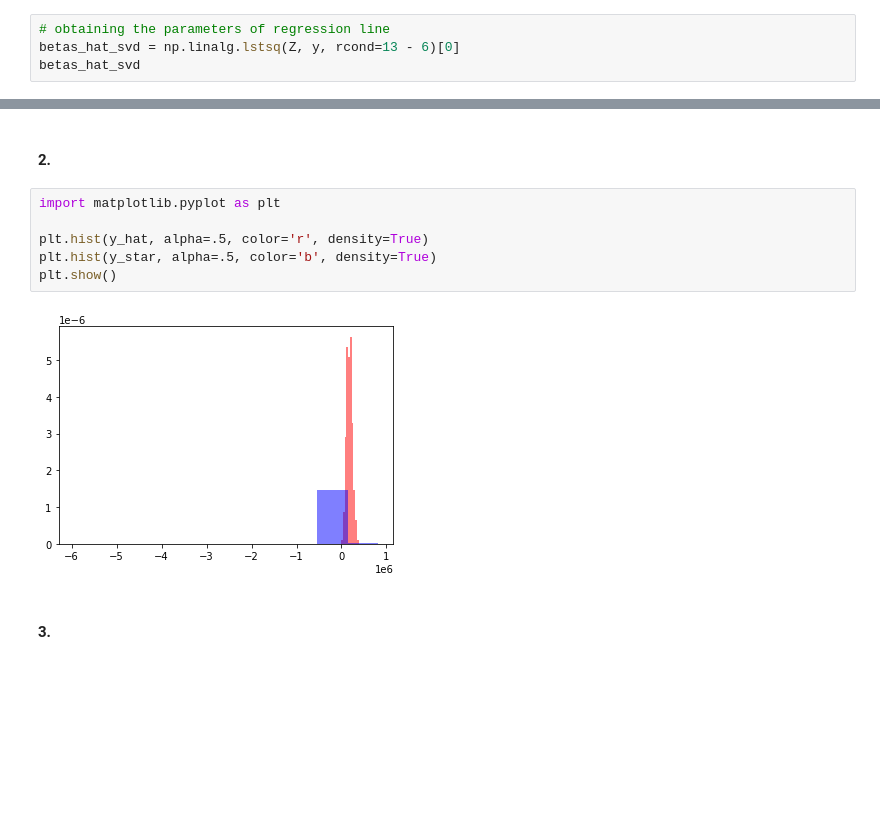
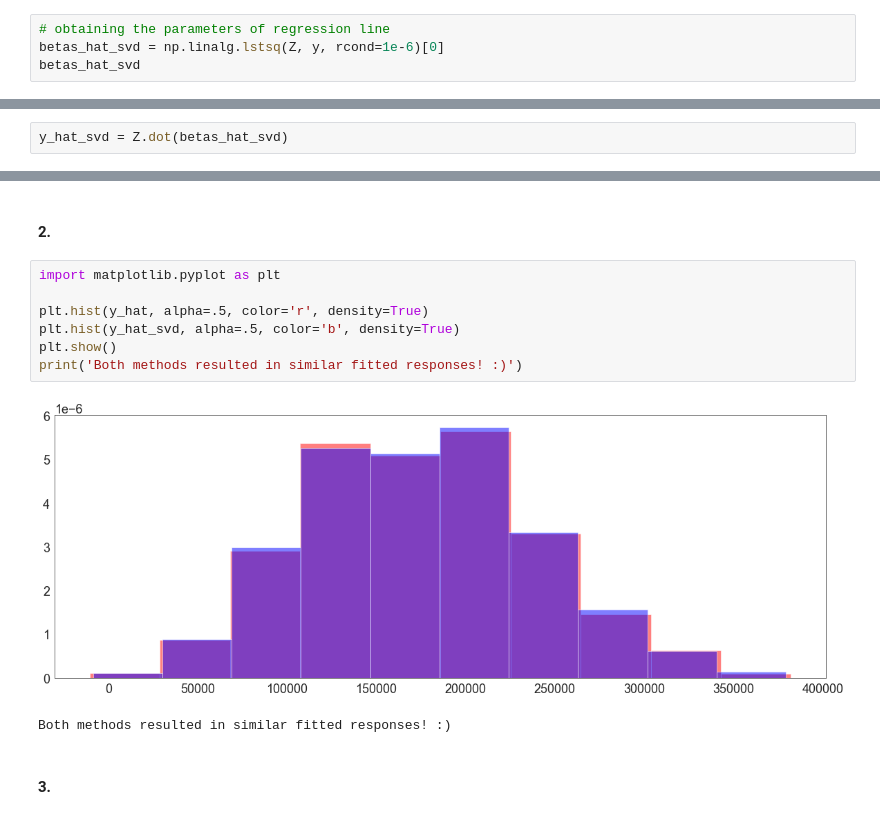
Before and after one commit to Nesher123/advanced-statistics, a Jupyter notebook: hw4/hw4.ipynb, the cells around one changed output, grey strips where cells are left out. Drawn from its saved outputs; the diff is of its cells as text; blank space fills up the shorter version.

```diff
--- a/hw4/hw4.ipynb
+++ b/hw4/hw4.ipynb
@@ -126,5 +126,5 @@ R^2 (betas_hat): 0.7452057267966207
 # %%
 # obtaining the parameters of regression line
-betas_hat_svd = np.linalg.lstsq(Z, y, rcond=13 - 6)[0]
+betas_hat_svd = np.linalg.lstsq(Z, y, rcond=1e-6)[0]
 betas_hat_svd
 # %% [output]
@@ -143 +135,3 @@ y_star = np.dot(U.T, y)
+# %%
+y_hat_svd = Z.dot(betas_hat_svd)
 # %%
@@ -152,11 +153,13 @@ So R^2^ (betas_hat_svd) is larger than R^2^ (betas_hat)
 # %%
 import matplotlib.pyplot as plt
 
 plt.hist(y_hat, alpha=.5, color='r', density=True)
-plt.hist(y_star, alpha=.5, color='b', density=True)
+plt.hist(y_hat_svd, alpha=.5, color='b', density=True)
 plt.show()
+print('Both methods resulted in similar fitted responses! :)')
 # %% [output]
-[figure, old version]
+[figure, new version]
+Both methods resulted in similar fitted responses! :)
 # %% [markdown]
 #### 3.
 # %%
```
Also changed, not shown: parts of 8 cells of this notebook.
